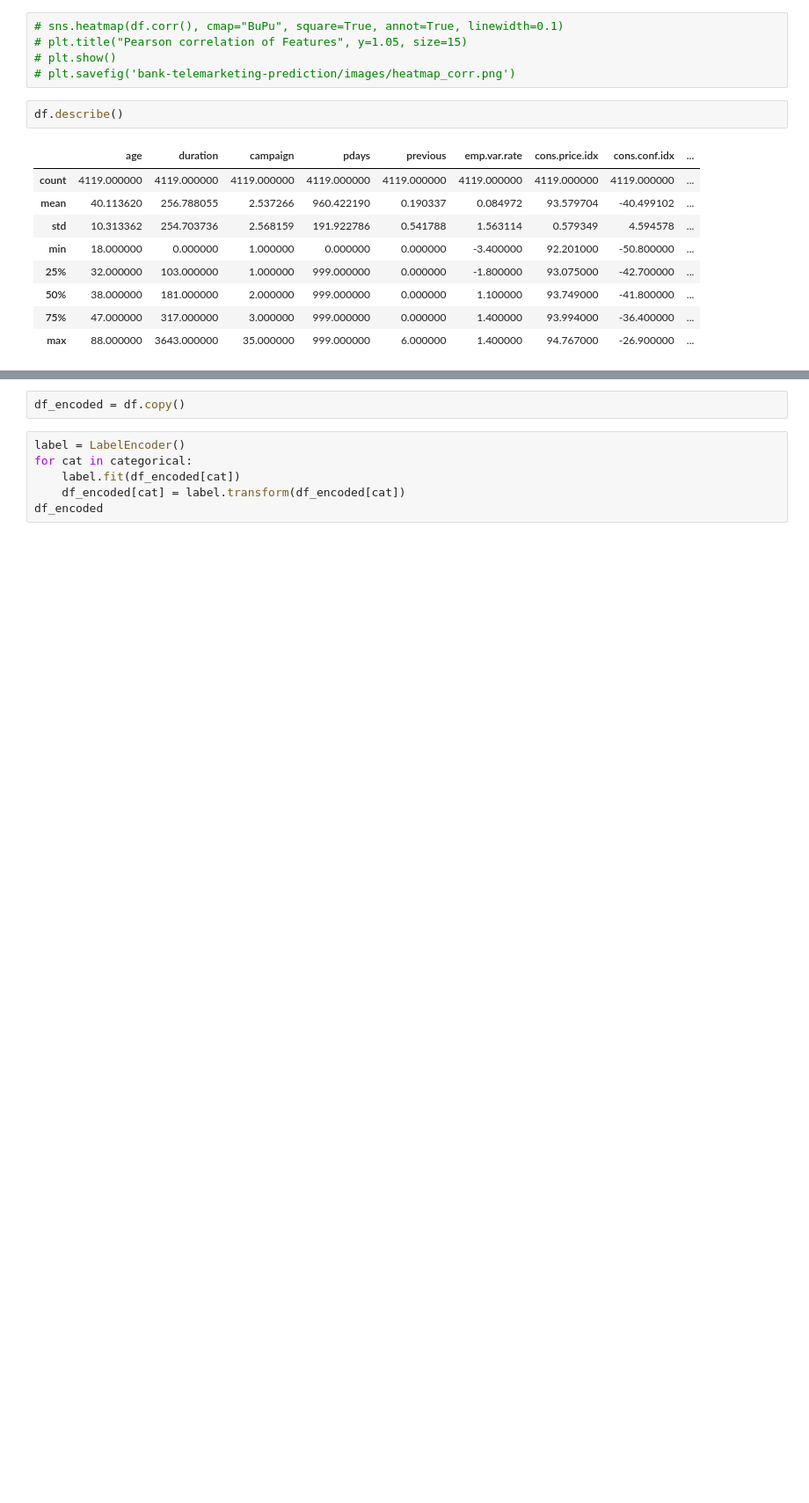
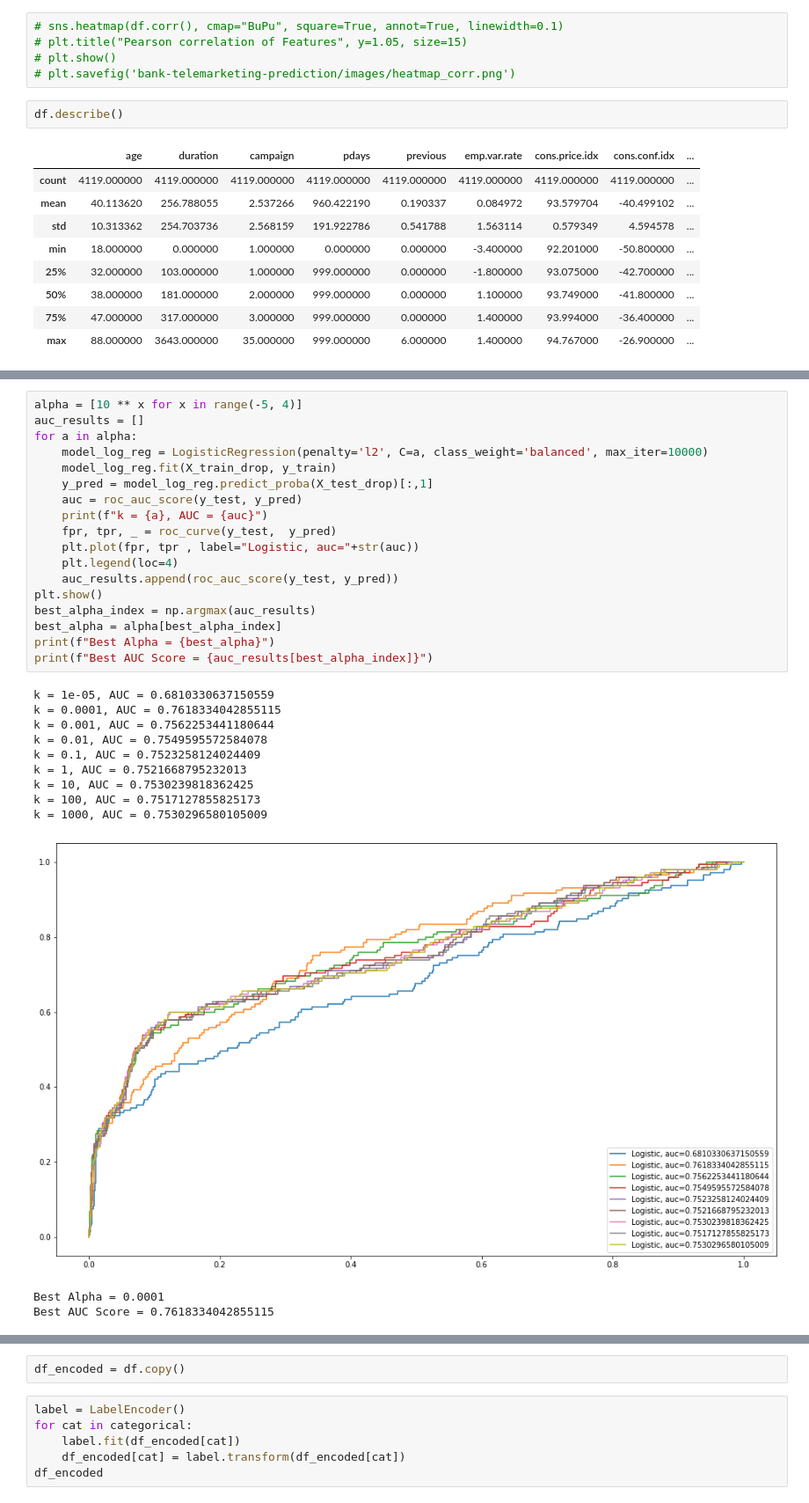
Before and after one commit to thowwafi/bank-telemarketing-analysis, a Jupyter notebook: bank-additional.ipynb, the cells around one changed output, grey strips where cells are left out. Shown: that part at 88% size. Drawn from its saved outputs; the diff is of its cells as text; blank space fills up the shorter version.

```diff
--- a/bank-additional.ipynb
+++ b/bank-additional.ipynb
@@ -137,0 +197,31 @@ categorical = [col for col in df.columns if col not in numerics]
+# %%
+alpha = [10 ** x for x in range(-5, 4)]
+auc_results = []
+for a in alpha:
+    model_log_reg = LogisticRegression(penalty='l2', C=a, class_weight='balanced', max_iter=10000)
+    model_log_reg.fit(X_train_drop, y_train)
+    y_pred = model_log_reg.predict_proba(X_test_drop)[:,1]
+    auc = roc_auc_score(y_test, y_pred)
+    print(f"k = {a}, AUC = {auc}")
+    fpr, tpr, _ = roc_curve(y_test,  y_pred)
+    plt.plot(fpr, tpr , label="Logistic, auc="+str(auc))
+    plt.legend(loc=4)
+    auc_results.append(roc_auc_score(y_test, y_pred))
+plt.show()
+best_alpha_index = np.argmax(auc_results)
+best_alpha = alpha[best_alpha_index]
+print(f"Best Alpha = {best_alpha}")
+print(f"Best AUC Score = {auc_results[best_alpha_index]}")
+# %% [output]
+k = 1e-05, AUC = 0.6810330637150559
+k = 0.0001, AUC = 0.7618334042855115
+k = 0.001, AUC = 0.7562253441180644
+k = 0.01, AUC = 0.7549595572584078
+k = 0.1, AUC = 0.7523258124024409
+k = 1, AUC = 0.7521668795232013
+k = 10, AUC = 0.7530239818362425
+k = 100, AUC = 0.7517127855825173
+k = 1000, AUC = 0.7530296580105009
+[figure, added]
+Best Alpha = 0.0001
+Best AUC Score = 0.7618334042855115
```
Also changed, not shown: parts of 20 cells of this notebook, 5 other files.
